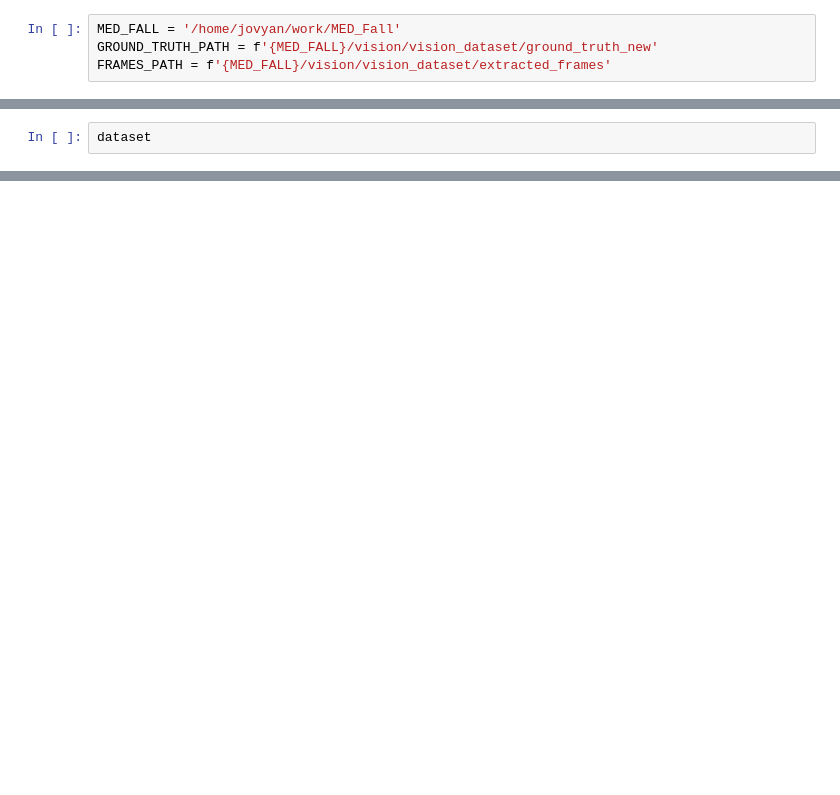
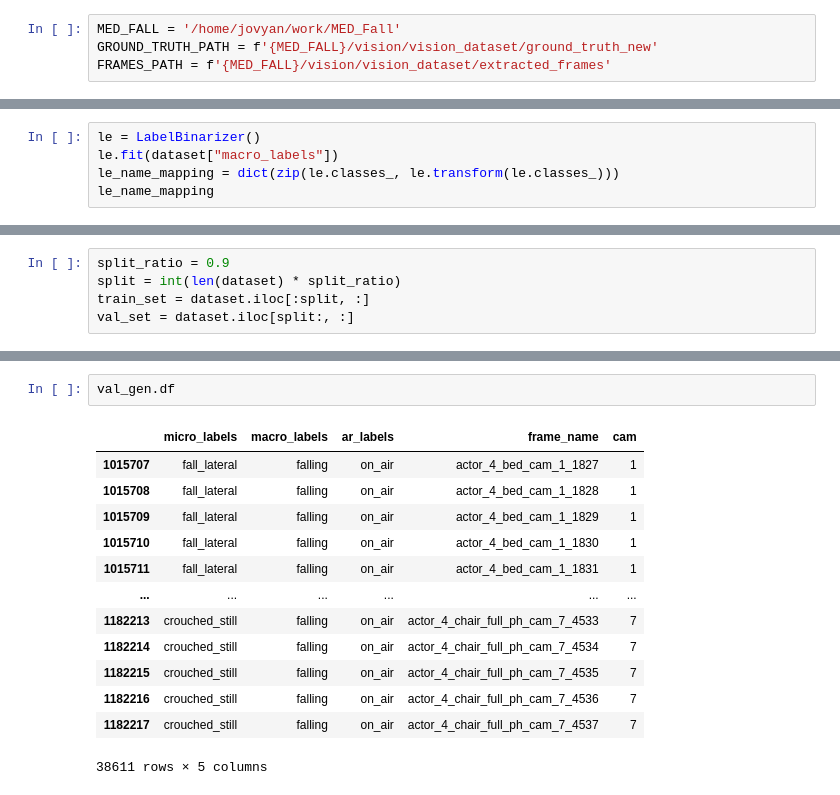
Before and after one commit to Andrea-Apicella/MED_Fall, a Jupyter notebook: vision/3D CNN.ipynb, the cells around one changed output, grey strips where cells are left out. Saved outputs shown, nothing was run; the diff lists cells and outputs as text; blank space fills up the shorter version.

```diff
--- a/vision/3D CNN.ipynb
+++ b/vision/3D CNN.ipynb
@@ -28,0 +73,5 @@ dataset = dataset.iloc[:, 2:]
+# %%
+le = LabelBinarizer()
+le.fit(dataset["macro_labels"])
+le_name_mapping = dict(zip(le.classes_, le.transform(le.classes_)))
+le_name_mapping
@@ -29,2 +102,5 @@ dataset = dataset.iloc[:, 2:]
 # %%
-dataset
+split_ratio = 0.9
+split = int(len(dataset) * split_ratio)
+train_set = dataset.iloc[:split, :]
+val_set = dataset.iloc[split:, :]
@@ -62,0 +232,16 @@ gen.input_shape
+# %%
+val_gen.df
+# %% [output]
+|  | micro_labels | macro_labels | ar_labels | frame_name | cam |
+| 1015707 | fall_lateral | falling | on_air | actor_4_bed_cam_1_1827 | 1 |
+| 1015708 | fall_lateral | falling | on_air | actor_4_bed_cam_1_1828 | 1 |
+| 1015709 | fall_lateral | falling | on_air | actor_4_bed_cam_1_1829 | 1 |
+| 1015710 | fall_lateral | falling | on_air | actor_4_bed_cam_1_1830 | 1 |
+| 1015711 | fall_lateral | falling | on_air | actor_4_bed_cam_1_1831 | 1 |
+| ... | ... | ... | ... | ... | ... |
+| 1182213 | crouched_still | falling | on_air | actor_4_chair_full_ph_cam_7_4533 | 7 |
+| 1182214 | crouched_still | falling | on_air | actor_4_chair_full_ph_cam_7_4534 | 7 |
+| 1182215 | crouched_still | falling | on_air | actor_4_chair_full_ph_cam_7_4535 | 7 |
+| 1182216 | crouched_still | falling | on_air | actor_4_chair_full_ph_cam_7_4536 | 7 |
+| 1182217 | crouched_still | falling | on_air | actor_4_chair_full_ph_cam_7_4537 | 7 |
+38611 rows × 5 columns
```
Also changed, not shown: parts of 33 cells of this notebook, 4 other files.
